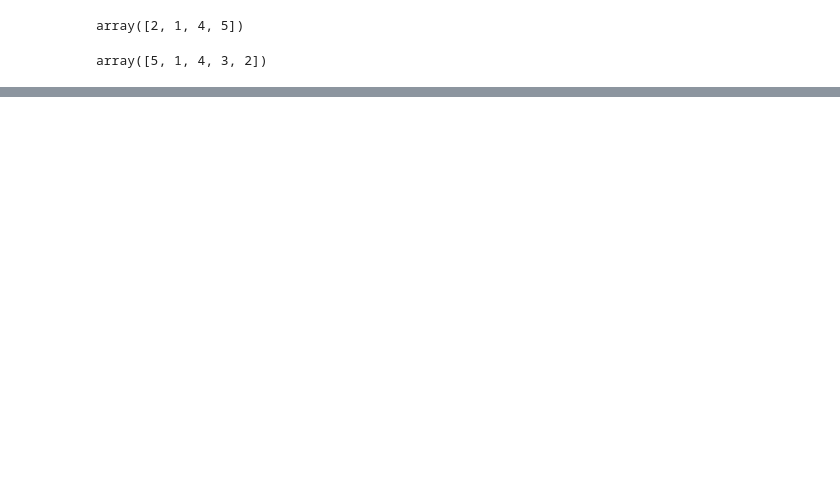
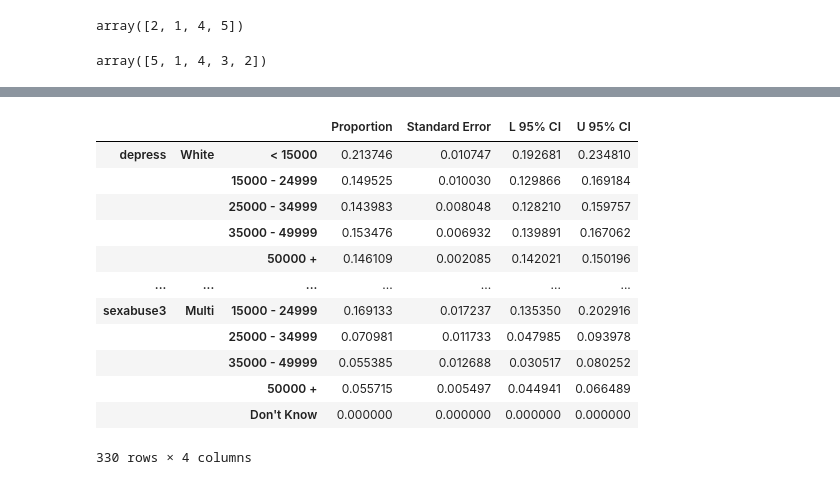
Before and after one commit to Paeans/ace.simulator, a Jupyter notebook: ace_model/ace_11_all/simu_brfss_dist.ipynb, the cells around one changed output, grey strips where cells are left out. Cells and saved outputs as stored; diff of their text form; code cells hidden in the pictures; blank space fills up the shorter version.

```diff
--- a/ace_model/ace_11_all/simu_brfss_dist.ipynb
+++ b/ace_model/ace_11_all/simu_brfss_dist.ipynb
@@ -323,0 +346,16 @@ test_df['depress']
+# %%
+gen_dist_df(test)
+# %% [output]
+|  |  |  | Proportion | Standard Error | L 95% CI | U 95% CI |
+| depress | White | < 15000 | 0.213746 | 0.010747 | 0.192681 | 0.234810 |
+|  |  | 15000 - 24999 | 0.149525 | 0.010030 | 0.129866 | 0.169184 |
+|  |  | 25000 - 34999 | 0.143983 | 0.008048 | 0.128210 | 0.159757 |
+|  |  | 35000 - 49999 | 0.153476 | 0.006932 | 0.139891 | 0.167062 |
+|  |  | 50000 + | 0.146109 | 0.002085 | 0.142021 | 0.150196 |
+| ... | ... | ... | ... | ... | ... | ... |
+| sexabuse3 | Multi | 15000 - 24999 | 0.169133 | 0.017237 | 0.135350 | 0.202916 |
+|  |  | 25000 - 34999 | 0.070981 | 0.011733 | 0.047985 | 0.093978 |
+|  |  | 35000 - 49999 | 0.055385 | 0.012688 | 0.030517 | 0.080252 |
+|  |  | 50000 + | 0.055715 | 0.005497 | 0.044941 | 0.066489 |
+|  |  | Don't Know | 0.000000 | 0.000000 | 0.000000 | 0.000000 |
+330 rows × 4 columns
```
Also changed, not shown: parts of 14 cells of this notebook, 1 other file.
